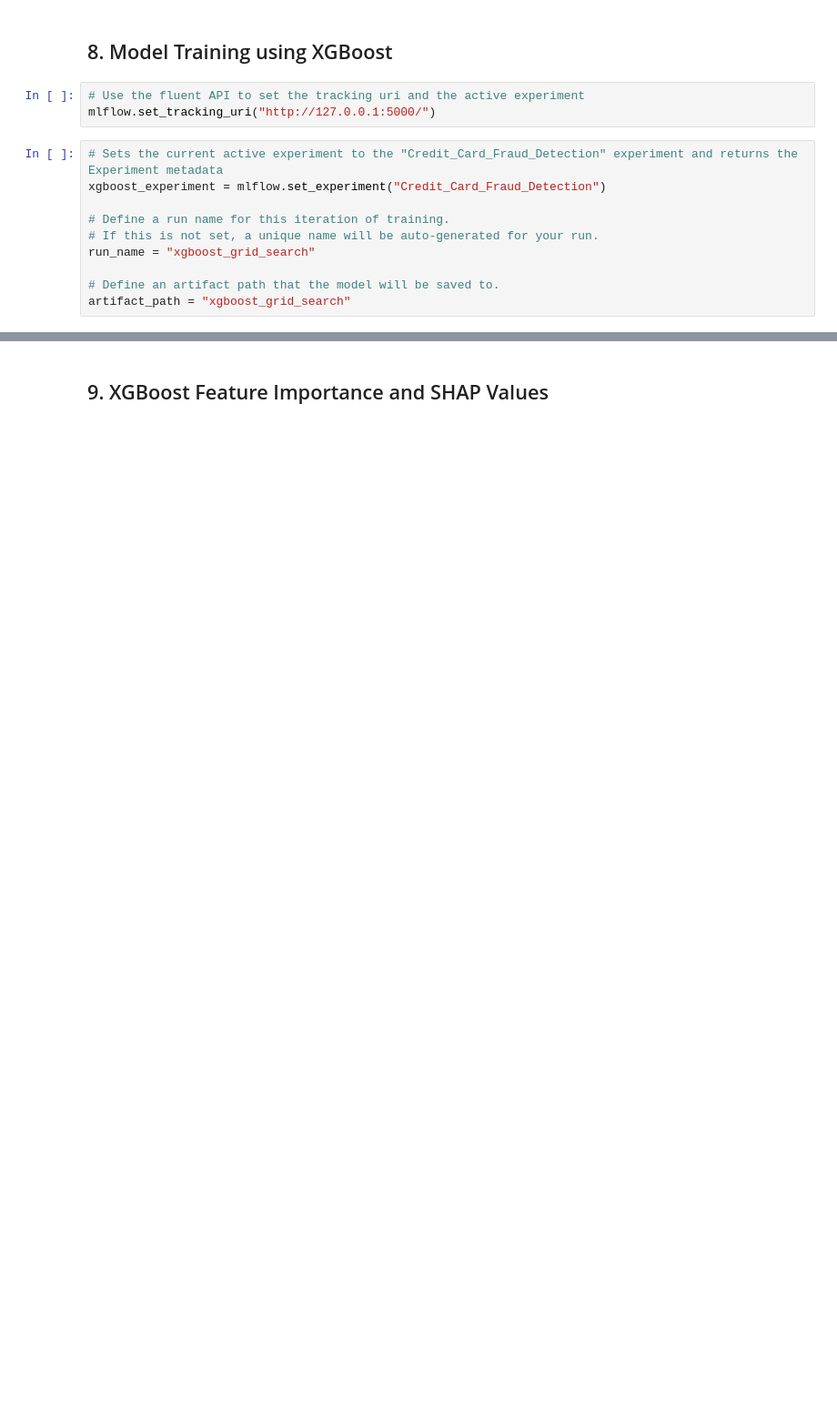
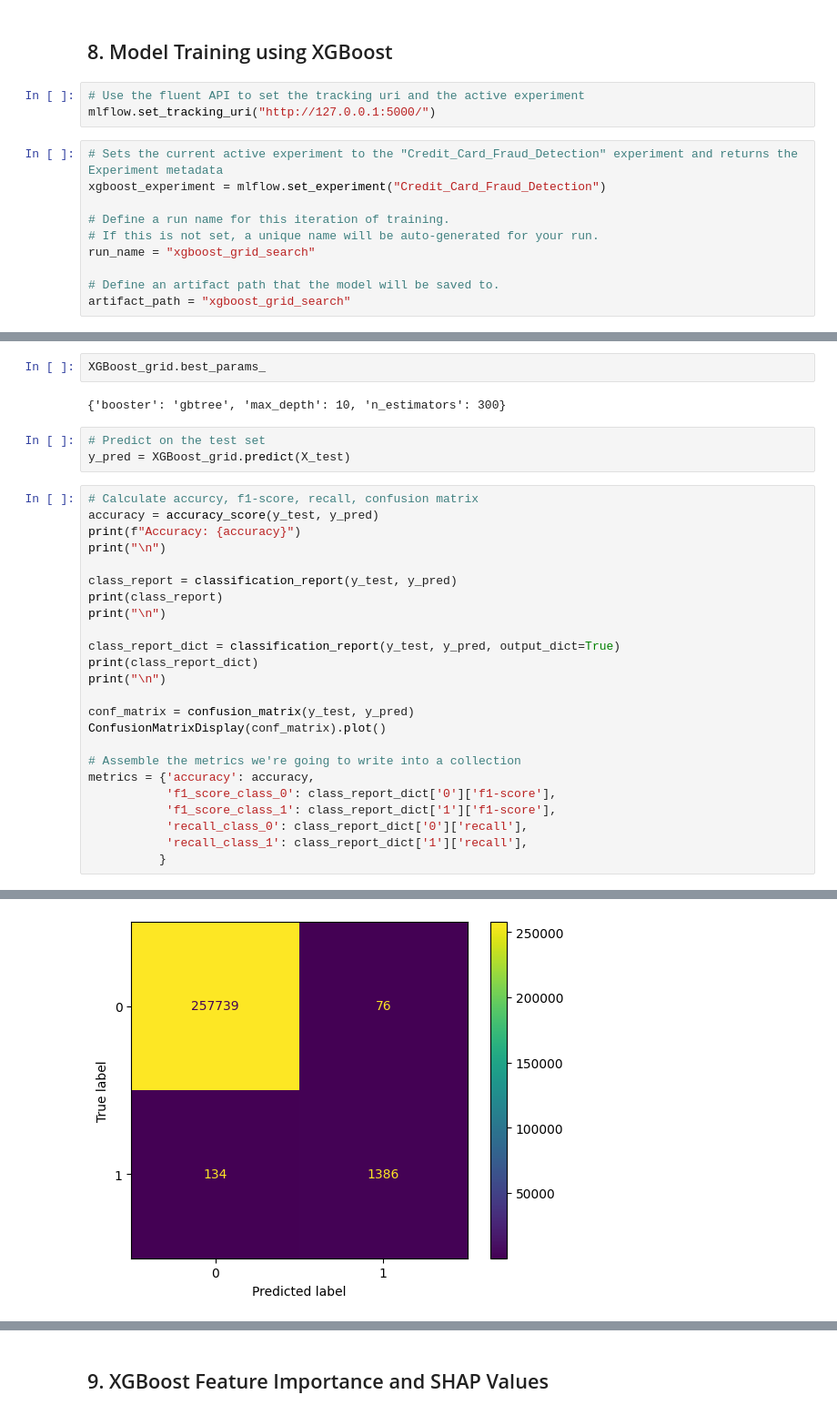
Before and after one commit to afterSt0rm/Amnil-AI-Internship, a Jupyter notebook: Credit_Card_Fraud_Detection.ipynb, the cells around one changed output, grey strips where cells are left out. Shown at 91% size. Drawn from its saved outputs; the diff is of its cells as text; blank space fills up the shorter version.

Commit message:
Add implementation of credit card fraud detection using XGBoost

```diff
--- a/Credit_Card_Fraud_Detection.ipynb
+++ b/Credit_Card_Fraud_Detection.ipynb
@@ -1003,0 +1005,32 @@ LightGBM_random.fit(X_train_resampled, y_train_resampled);
+# %%
+XGBoost_grid.best_params_
+# %% [output]
+{'booster': 'gbtree', 'max_depth': 10, 'n_estimators': 300}
+# %%
+# Predict on the test set
+y_pred = XGBoost_grid.predict(X_test)
+# %%
+# Calculate accurcy, f1-score, recall, confusion matrix
+accuracy = accuracy_score(y_test, y_pred)
+print(f"Accuracy: {accuracy}")
+print("\n")
+
+class_report = classification_report(y_test, y_pred)
+print(class_report)
+print("\n")
+
+class_report_dict = classification_report(y_test, y_pred, output_dict=True)
+print(class_report_dict)
+print("\n")
+
+conf_matrix = confusion_matrix(y_test, y_pred)
+ConfusionMatrixDisplay(conf_matrix).plot()
+
+# Assemble the metrics we're going to write into a collection
+metrics = {'accuracy': accuracy,
+           'f1_score_class_0': class_report_dict['0']['f1-score'],
+           'f1_score_class_1': class_report_dict['1']['f1-score'],
+           'recall_class_0': class_report_dict['0']['recall'],
+           'recall_class_1': class_report_dict['1']['recall'],
+          }
+# %% [output]
@@ -1003,0 +1052 @@ LightGBM_random.fit(X_train_resampled, y_train_resampled);
+[figure, added]
```
Also changed, not shown: parts of 15 cells of this notebook, 39 other files.
